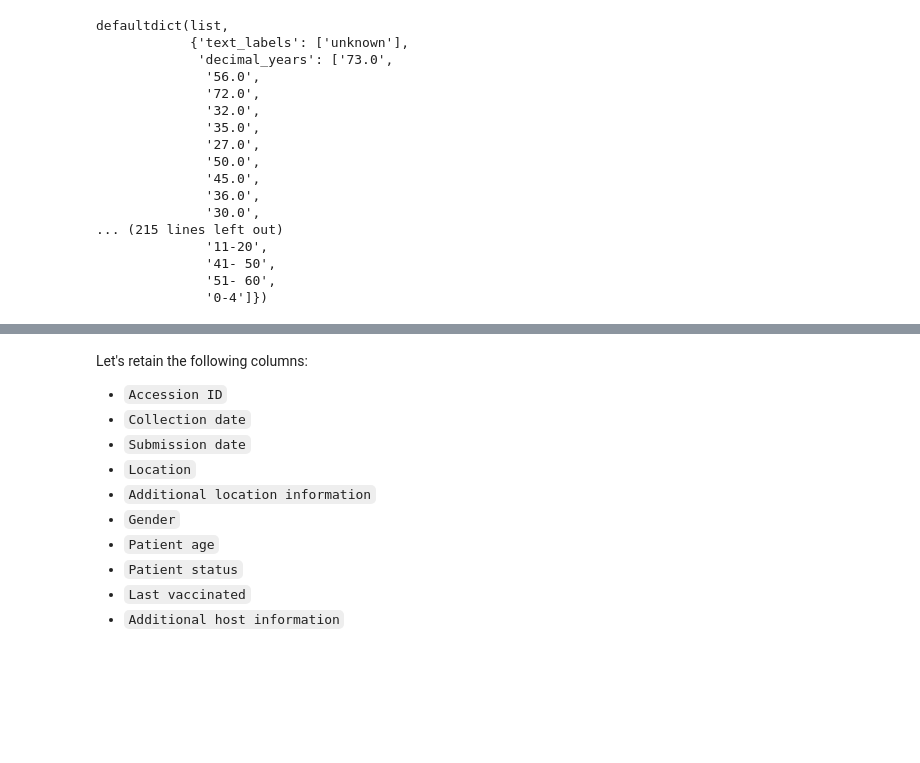
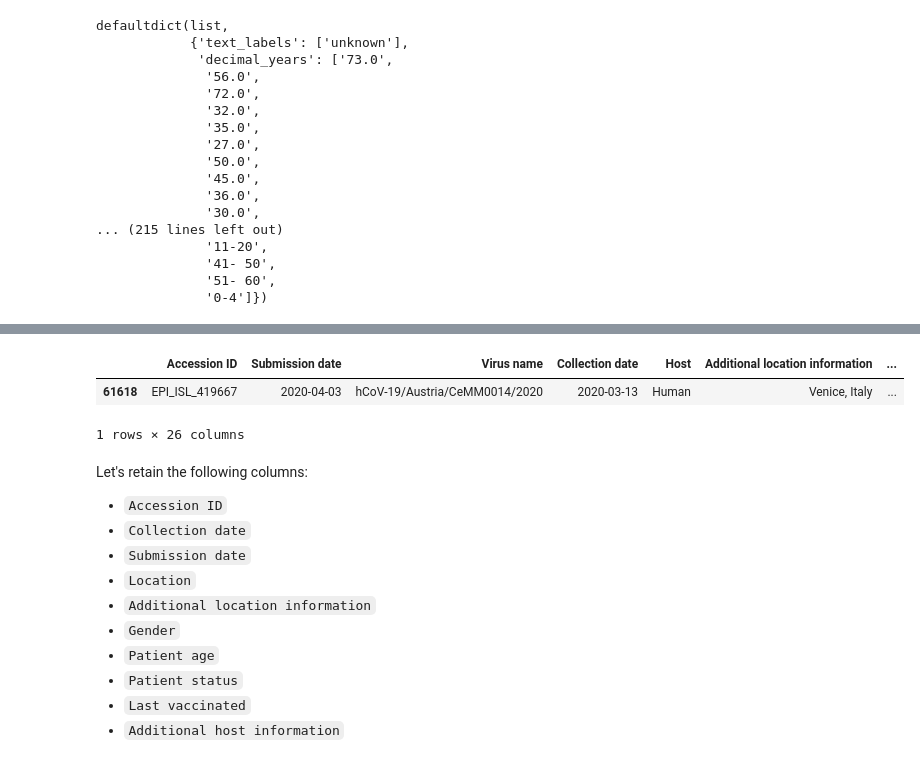
Before and after one commit to ASudu/EpiCoV_Summer25, a Jupyter notebook: src/epicov_2020.ipynb, the cells around one changed output, grey strips where cells are left out. Drawn from its saved outputs; the diff is of its cells as text; code cells hidden in the pictures; blank space fills up the shorter version.

Commit message:
cleaning location left

```diff
--- a/src/epicov_2020.ipynb
+++ b/src/epicov_2020.ipynb
@@ -457,0 +562,5 @@ defaultdict(list,
+# %%
+# Get unique additional host information values (lowercased) and keep those containing "reinfection"
+variations = ["reinfection", "reinfected", "re-infection"]
+reinf = [v for v in pd.Series(df["Additional host information"].dropna().astype(str)).str.lower().unique() if any(var in v for var in variations)]
+df[df["Additional host information"].str.lower().isin(reinf)]["Patient status"].value_counts()
@@ -457,0 +575,4 @@ defaultdict(list,
+# %%
+mask = (df["Additional host information"].str.lower().isin(reinf)) & (df["Patient status"].str.lower() == "unknown")
+df.loc[mask, "Patient status"] = "Reinfection"
+df[df["Additional host information"].str.lower().isin(reinf)]["Patient status"].value_counts()
@@ -457,0 +651,5 @@ defaultdict(list,
+# %%
+df = map_pat_status(df, df_pat, "clinical_status")
+df = map_pat_status(df, df_pat, "hospitalization_status")
+df = map_pat_status(df, df_pat, "severity")
+df = map_pat_status(df, df_pat, "who_category")
@@ -457,0 +680,13 @@ defaultdict(list,
+# %%
+# Vectorized split and strip (much faster than iterrows)
+parts = df["Location"].astype(str).str.split("/", n=3, expand=True)
+parts = parts.rename(columns={0: "continent", 1: "country", 2: "state", 3: "city"})
+# strip whitespace and replace empty strings with NaN
+for c in parts.columns:
+    parts[c] = parts[c].where(parts[c].notna(), np.nan).astype(object)
+    parts[c] = parts[c].str.strip().replace({"": np.nan})
+
+# Assign new location columns directly (avoid relying on `cols` variable)
+df[["continent", "country", "state", "city"]] = parts[["continent", "country", "state", "city"]]
+df.drop(columns=["Location"], inplace=True)
+df.info()
@@ -458,3 +733,9 @@ defaultdict(list,
+# %%
+df[df["Additional location information"].str.lower() == 'venice, italy']
+# %% [output]
+|  | Accession ID | Submission date | Virus name | Collection date | Host | Additional location information | ... |
+| 61618 | EPI_ISL_419667 | 2020-04-03 | hCoV-19/Austria/CeMM0014/2020 | 2020-03-13 | Human | Venice, Italy | ... |
+1 rows × 26 columns
 # %% [markdown]
 Let's retain the following columns:
 - `Accession ID`
```
Also changed, not shown: parts of 24 cells of this notebook, 1 other file.
